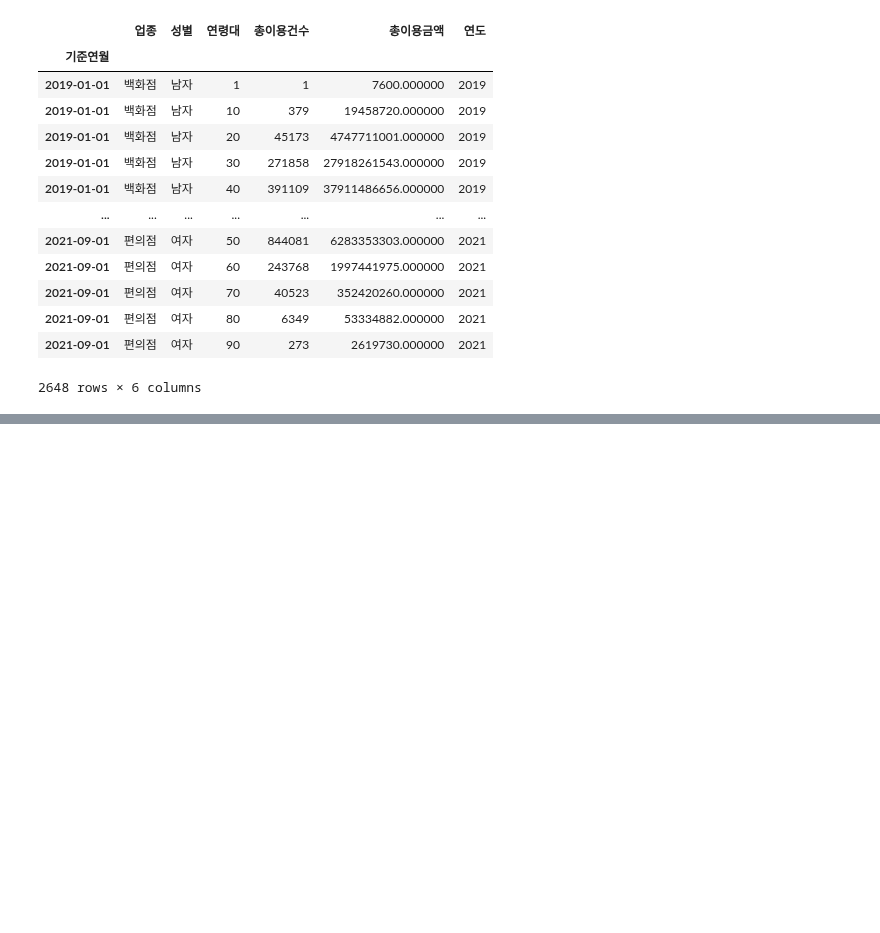
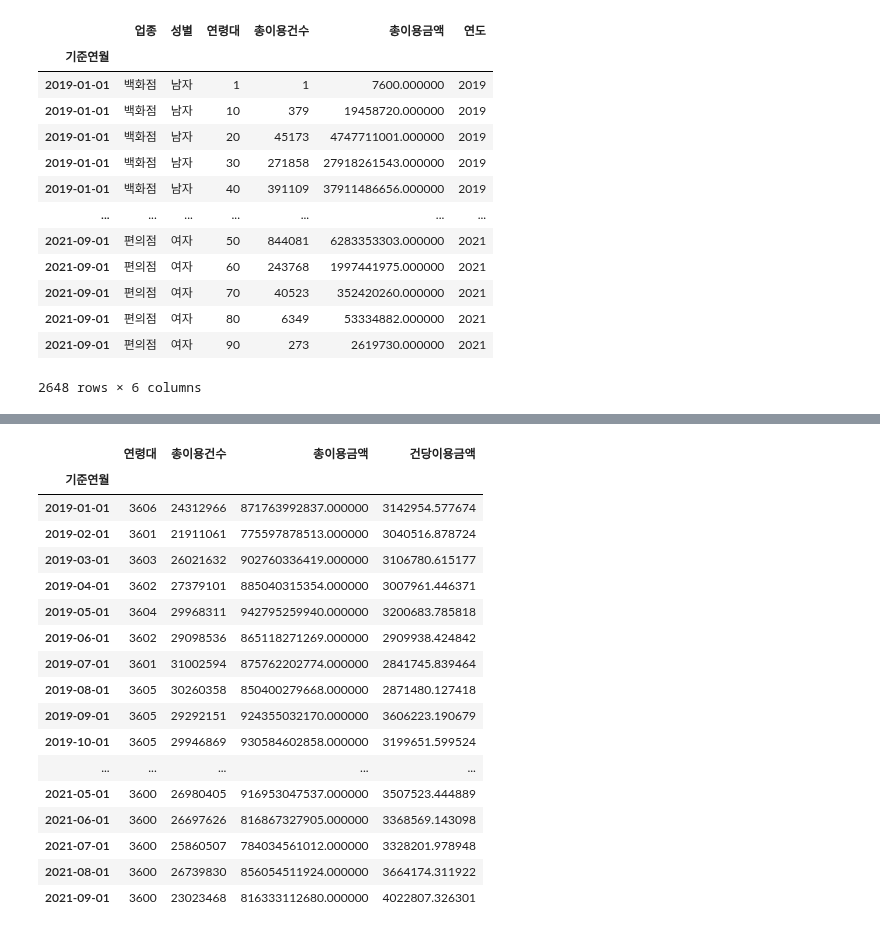
Before and after one commit to sejinhwang97ko/2023prac, a Jupyter notebook: 20230407/04_example.ipynb, the cells around one changed output, grey strips where cells are left out. Cells and saved outputs as stored; diff of their text form; code cells hidden in the pictures; blank space fills up the shorter version.

```diff
--- a/20230407/04_example.ipynb
+++ b/20230407/04_example.ipynb
@@ -198,0 +237,21 @@ df1
+# %%
+df.groupby("기준연월").sum()
+# %% [output]
+|  | 연령대 | 총이용건수 | 총이용금액 | 건당이용금액 |
+| 기준연월 |  |  |  |  |
+| 2019-01-01 | 3606 | 24312966 | 871763992837.000000 | 3142954.577674 |
+| 2019-02-01 | 3601 | 21911061 | 775597878513.000000 | 3040516.878724 |
+| 2019-03-01 | 3603 | 26021632 | 902760336419.000000 | 3106780.615177 |
+| 2019-04-01 | 3602 | 27379101 | 885040315354.000000 | 3007961.446371 |
+| 2019-05-01 | 3604 | 29968311 | 942795259940.000000 | 3200683.785818 |
+| 2019-06-01 | 3602 | 29098536 | 865118271269.000000 | 2909938.424842 |
+| 2019-07-01 | 3601 | 31002594 | 875762202774.000000 | 2841745.839464 |
+| 2019-08-01 | 3605 | 30260358 | 850400279668.000000 | 2871480.127418 |
+| 2019-09-01 | 3605 | 29292151 | 924355032170.000000 | 3606223.190679 |
+| 2019-10-01 | 3605 | 29946869 | 930584602858.000000 | 3199651.599524 |
+| ... | ... | ... | ... | ... |
+| 2021-05-01 | 3600 | 26980405 | 916953047537.000000 | 3507523.444889 |
+| 2021-06-01 | 3600 | 26697626 | 816867327905.000000 | 3368569.143098 |
+| 2021-07-01 | 3600 | 25860507 | 784034561012.000000 | 3328201.978948 |
+| 2021-08-01 | 3600 | 26739830 | 856054511924.000000 | 3664174.311922 |
+| 2021-09-01 | 3600 | 23023468 | 816333112680.000000 | 4022807.326301 |
```
Also changed, not shown: parts of 20 cells of this notebook, 2 other files.
